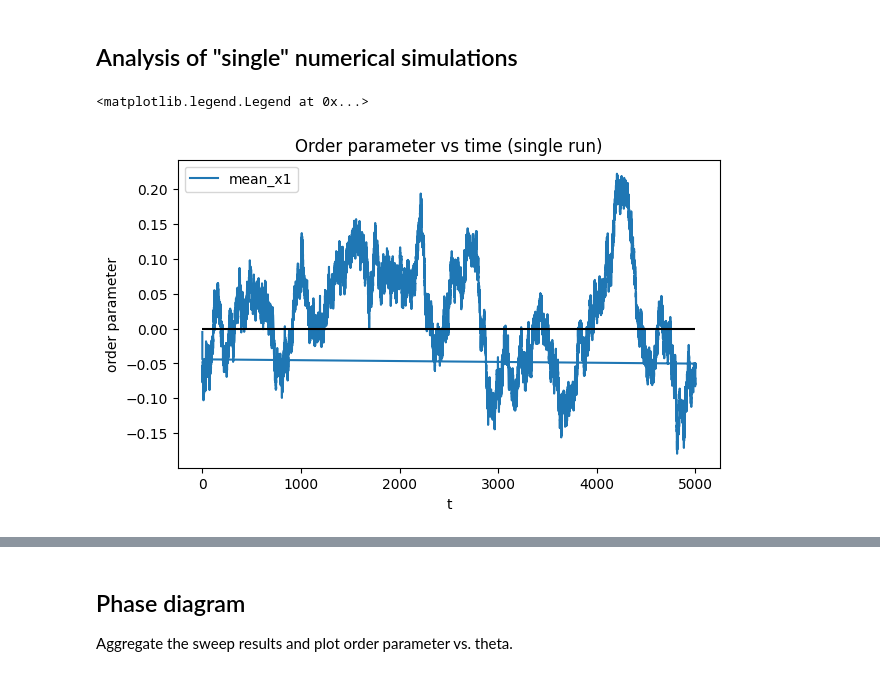
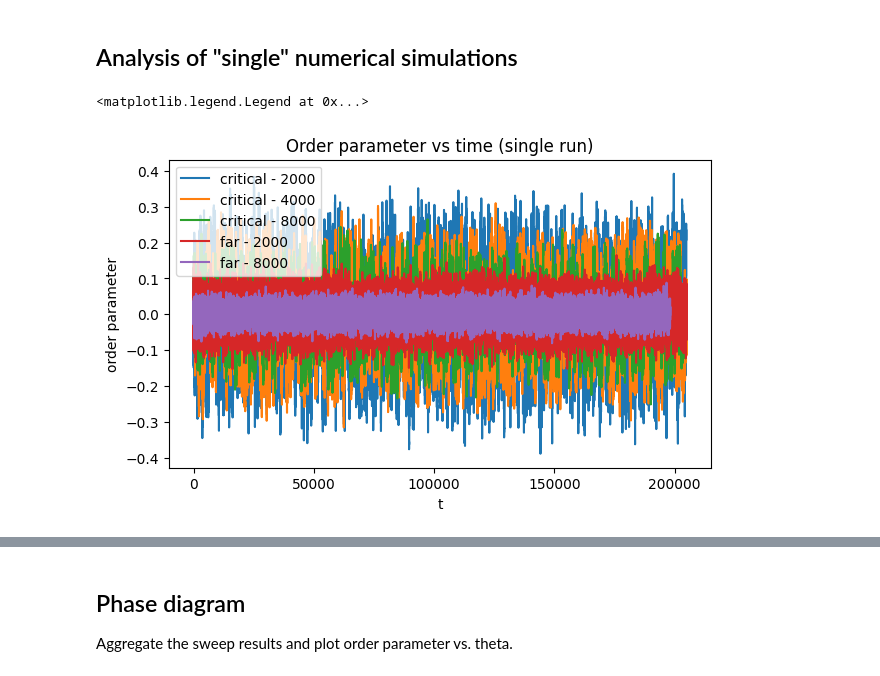
Before and after one commit to niccozagli/Dynamical_Systems_Networks, a Jupyter notebook: notebooks/prototyping/prototyping_data_analysis.ipynb, the cells around one changed output, grey strips where cells are left out. Drawn from its saved outputs; the diff is of its cells as text; code cells hidden in the pictures.

```diff
--- a/notebooks/prototyping/prototyping_data_analysis.ipynb
+++ b/notebooks/prototyping/prototyping_data_analysis.ipynb
@@ -180,22 +180,31 @@ def build_phase_diagram(
 # %%
 # Read outputs produced by prototyping_simulations.ipynb (stats.h5/state.h5)
 repo_root = find_repo_root()
-sim_output_dir = repo_root / 'notebooks' / 'prototyping'
-stats_path = sim_output_dir / 'stats.h5'
-state_path = sim_output_dir / 'state.h5'
 
-stats_df = read_stats_df(sim_output_dir / "stats.h5")
-state_df = read_state_df(sim_output_dir / "state.h5")
+stats = {}
+for label in ["critical","far"]:
+    stats[label] = {}
+    for N in [2000,4000,8000]:
+        try:
+            sim_output_dir = repo_root / f"results/linear_response/all_to_all/unperturbed_runs/{label}/n{N}/graph_0001"
+            stats_path = sim_output_dir / 'stats.h5'
+            state_path = sim_output_dir / 'state.h5'
+
+            stats_df = read_stats_df(sim_output_dir / "stats.h5")
+            stats[label][N] = stats_df
+        except:
+            continue
 
 fig, ax = plt.subplots(figsize=(7, 4))
-stats_df.plot(x='t', y='mean_x1', ax=ax, label='mean_x1')
-# if 'mean_x1_abs' in stats_df.columns:
-#     stats_df.plot(x='t', y='mean_x1_abs', ax=ax, label='mean_x1_abs', alpha=0.7)
+for label, item in stats.items():
+    for N , df in item.items():
+        df.plot(x='t', y='mean_x', ax=ax, label=f"{label} - {N}")
+# # # if 'mean_x1_abs' in stats_df.columns:
+# # #     stats_df.plot(x='t', y='mean_x1_abs', ax=ax, label='mean_x1_abs', alpha=0.7)
 ax.set_xlabel('t')
 ax.set_ylabel('order parameter')
 ax.set_title('Order parameter vs time (single run)')
-ax.hlines(0,0,state_df["t"].iloc[-1],"k")
 ax.legend()
 # %% [output]
 <matplotlib.legend.Legend at 0x...>
-[figure, old version]
+[figure, new version]
```
Also changed, not shown: parts of 1 cell of this notebook, 5 other files.
